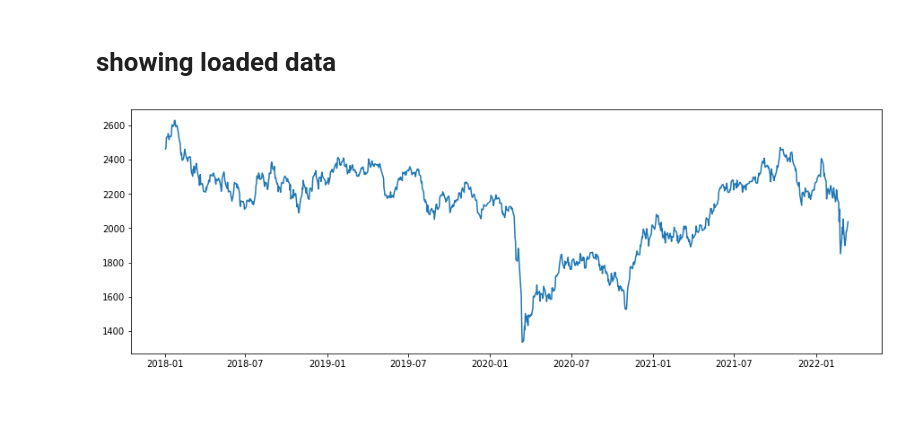
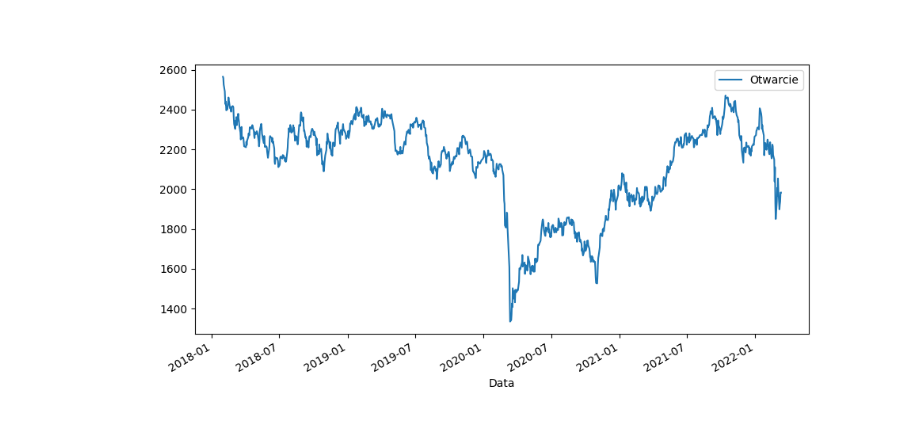
Before and after one commit to bartoz1/MACD_indicator, a Jupyter notebook: MACD_indicator.ipynb, the cells around one changed output. Saved outputs shown, nothing was run; the diff lists cells and outputs as text; code cells hidden in the pictures; blank space fills up the shorter version.

```diff
--- a/MACD_indicator.ipynb
+++ b/MACD_indicator.ipynb
@@ -24,11 +0,0 @@ ModuleNotFoundError: No module named 'altair'
-# %%
-
-import matplotlib.pylab as plt
-from datetime import datetime
-# changing the plot size
-plt.rcParams['figure.figsize'] = [15, 5]
-
-notebook_path = os.path.abspath("MACD_indicator.ipynb")
-data_csv = os.path.join(os.path.dirname(notebook_path), "wig20_d.csv")
-
-df.plot()
@@ -53,10 +1,18 @@ with open(data_csv, mode="r") as csv_file:
-# %% [markdown]
-# showing loaded data
-# %%
-
-lists = sorted(data.items())
-x, y = zip(*lists)
-plt.plot(x,y)
-plt.show()
-# %% [output]
-[figure, removed]
+# %%
+import os
+import csv
+import pandas as pd
+
+import matplotlib.pylab as plt
+from datetime import datetime, timedelta
+
+# loading csv file as DataFrame
+df = pd.read_csv('data.csv', usecols=['Data', 'Otwarcie'])
+
+plt.rcParams['figure.figsize'] = [10, 5]
+df['Data'] = pd.to_datetime(df['Data'])
+
+df.plot(x=0, y=1)
+plt.show()
+# %% [output]
+[figure, added]
```
Also changed, not shown: parts of 17 cells of this notebook.
